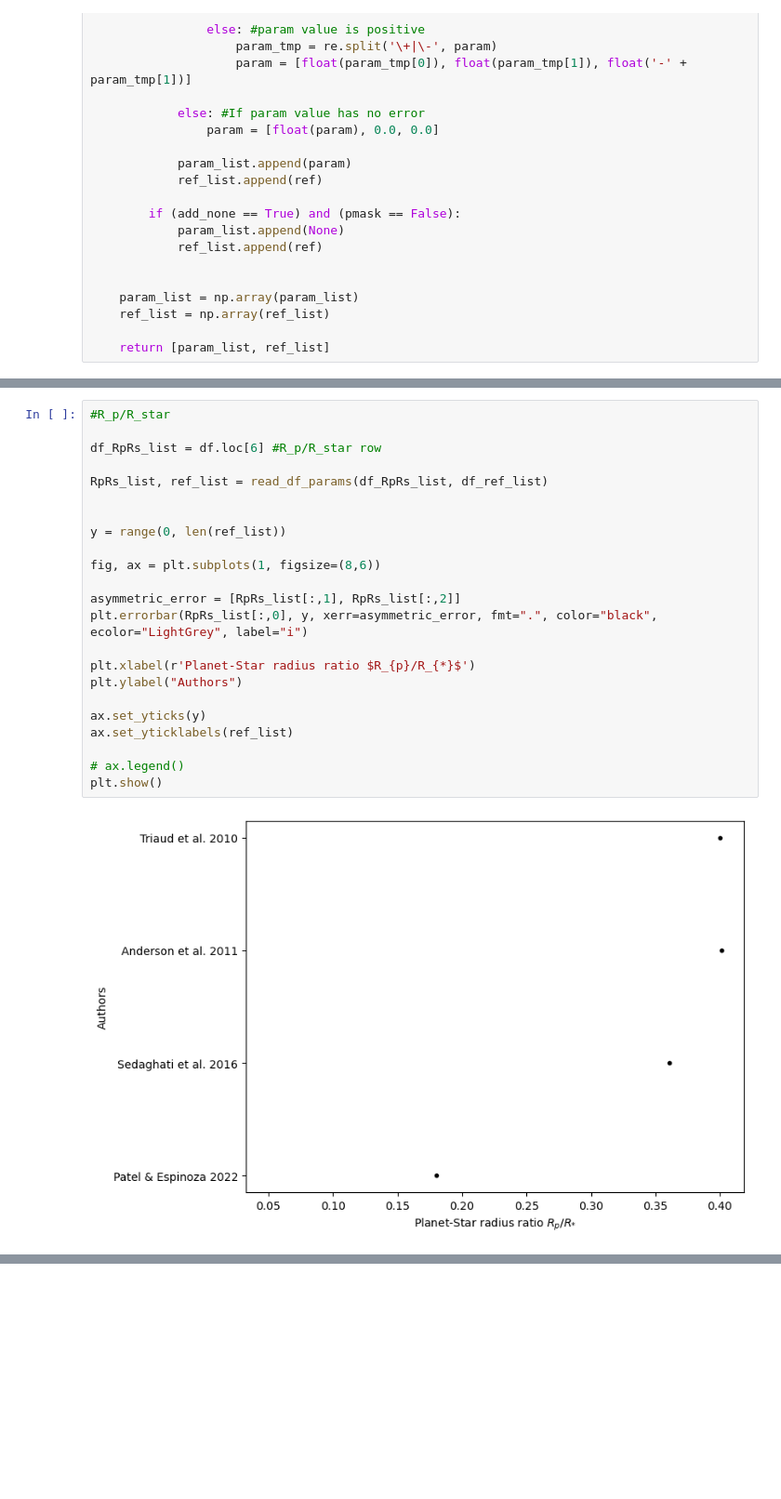
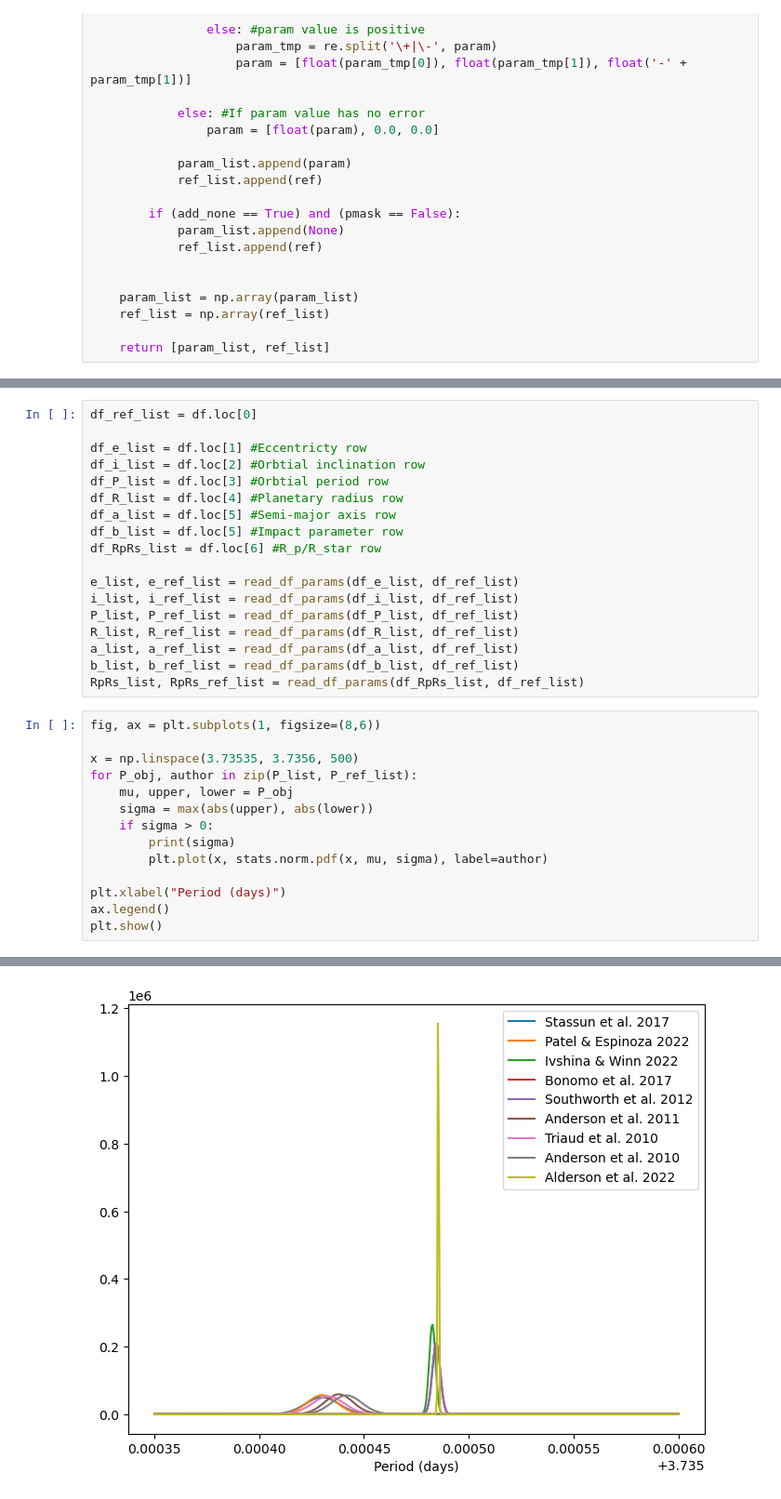
Before and after one commit to hrwakeford/MSci2022_TESS, a Jupyter notebook: WASP_17b_transit_fitting/v2_wasp_17b_literature_parameters.ipynb, the cells around one changed output, grey strips where cells are left out. Shown: that part at 93% size. Drawn from its saved outputs; the diff is of its cells as text; blank space fills up the shorter version.

Commit message:
shown period in norm.pdf

```diff
--- a/WASP_17b_transit_fitting/v2_wasp_17b_literature_parameters.ipynb
+++ b/WASP_17b_transit_fitting/v2_wasp_17b_literature_parameters.ipynb
@@ -257,25 +107,33 @@ plt.show()
-# %%
-#R_p/R_star
-
-df_RpRs_list = df.loc[6] #R_p/R_star row
-
-RpRs_list, ref_list = read_df_params(df_RpRs_list, df_ref_list)
-
-
-y = range(0, len(ref_list))
-
-fig, ax = plt.subplots(1, figsize=(8,6))
-
-asymmetric_error = [RpRs_list[:,1], RpRs_list[:,2]]
-plt.errorbar(RpRs_list[:,0], y, xerr=asymmetric_error, fmt=".", color="black", ecolor="LightGrey", label="i")
-
-plt.xlabel(r'Planet-Star radius ratio $R_{p}/R_{*}$')
-plt.ylabel("Authors")
-
-ax.set_yticks(y)
-ax.set_yticklabels(ref_list)
-
-# ax.legend()
-plt.show()
-# %% [output]
-[figure, removed]
+# %%
+df_ref_list = df.loc[0]
+
+df_e_list = df.loc[1] #Eccentricty row
+df_i_list = df.loc[2] #Orbtial inclination row
+df_P_list = df.loc[3] #Orbtial period row
+df_R_list = df.loc[4] #Planetary radius row
+df_a_list = df.loc[5] #Semi-major axis row
+df_b_list = df.loc[5] #Impact parameter row
+df_RpRs_list = df.loc[6] #R_p/R_star row
+
+e_list, e_ref_list = read_df_params(df_e_list, df_ref_list)
+i_list, i_ref_list = read_df_params(df_i_list, df_ref_list)
+P_list, P_ref_list = read_df_params(df_P_list, df_ref_list)
+R_list, R_ref_list = read_df_params(df_R_list, df_ref_list)
+a_list, a_ref_list = read_df_params(df_a_list, df_ref_list)
+b_list, b_ref_list = read_df_params(df_b_list, df_ref_list)
+RpRs_list, RpRs_ref_list = read_df_params(df_RpRs_list, df_ref_list)
+# %%
+fig, ax = plt.subplots(1, figsize=(8,6))
+
+x = np.linspace(3.73535, 3.7356, 500)
+for P_obj, author in zip(P_list, P_ref_list):
+    mu, upper, lower = P_obj
+    sigma = max(abs(upper), abs(lower))
+    if sigma > 0:
+        print(sigma)
+        plt.plot(x, stats.norm.pdf(x, mu, sigma), label=author)
+
+plt.xlabel("Period (days)")
+ax.legend()
+plt.show()
+# %% [output]
@@ -281,0 +149 @@ plt.show()
+[figure, added]
```
Also changed, not shown: parts of 9 cells of this notebook.
